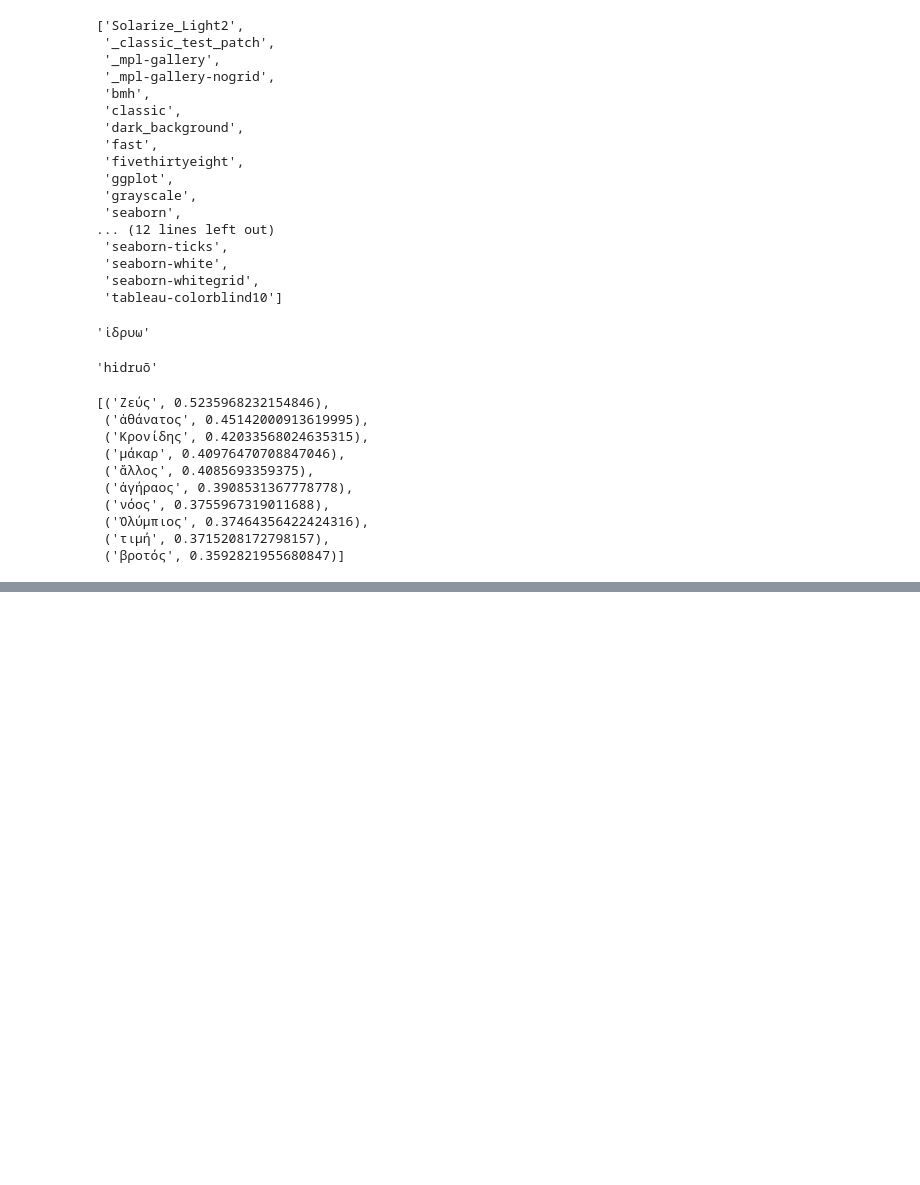
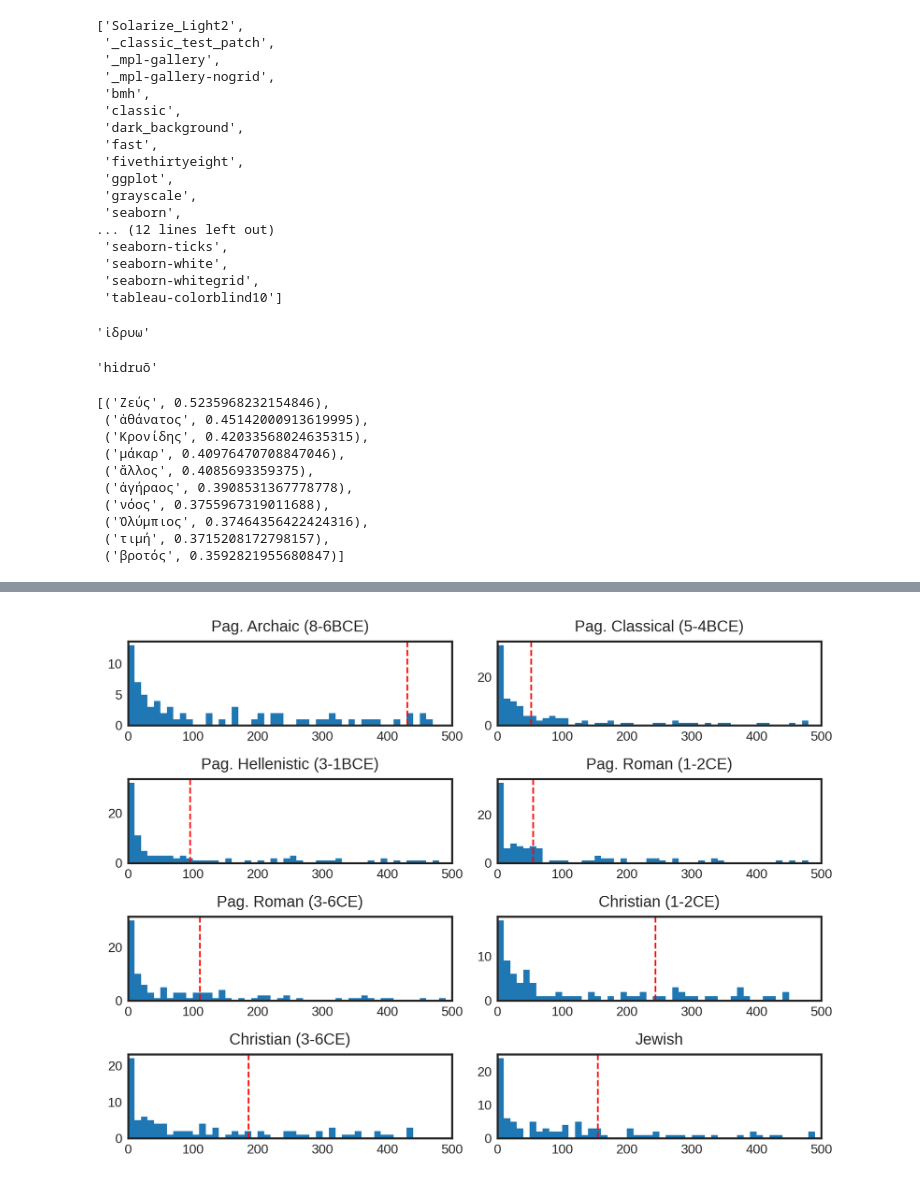
Before and after one commit to kasev/theos, a Jupyter notebook: scripts/4_embeddings-validation.ipynb, the cells around one changed output, grey strips where cells are left out. Saved outputs shown, nothing was run; the diff lists cells and outputs as text; code cells hidden in the pictures; blank space fills up the shorter version.

```diff
--- a/scripts/4_embeddings-validation.ipynb
+++ b/scripts/4_embeddings-validation.ipynb
@@ -907,0 +188,11 @@ ax.set_axis_off()
+# %%
+subcorpora_ranks = []
+for subcorpus in subcorpora:
+    kv = vectors_sample1m_dict[subcorpus]
+    ranks = []
+    for pair in pairs_available:
+        nns = kv.most_similar(pair[0], topn=len(kv.key_to_index))
+        for n, nn in enumerate(nns):
+            if nn[0] == pair[1]:
+                ranks.append(n)
+    subcorpora_ranks.append(ranks)
@@ -907,0 +219,16 @@ ax.set_axis_off()
+# %%
+subcorpora_labels = ["Pag. Archaic (8-6BCE)", "Pag. Classical (5-4BCE)", "Pag. Hellenistic (3-1BCE)",
+                     "Pag. Roman (1-2CE)", "Pag. Roman (3-6CE)", "Christian (1-2CE)", "Christian (3-6CE)", "Jewish"]
+fig, axs = plt.subplots(4,2, tight_layout=True)
+for subcorpus, ax, ranks in zip(subcorpora_labels, axs.ravel(), subcorpora_ranks):
+    # created filtered ranks which remove 10% values from the list with the highest value
+    filtered_ranks = sorted(ranks)[:int(len(ranks)*0.9)] #
+    ax.hist(filtered_ranks, bins=range(0,500,10))
+    # plot median value of ranks as vertical line:
+    ax.axvline(np.median(filtered_ranks), color='red', linestyle='dashed', linewidth=1)
+    # plot mean value of ranks as vertical line:
+    #ax.axvline(np.mean(filtered_ranks), color='green', linestyle='dashed', linewidth=1)
+    ax.set_title(subcorpus)
+    ax.set_xlim(0,500)
+# %% [output]
+[figure, added]
```
Also changed, not shown: parts of 87 cells of this notebook, 5 other files.
